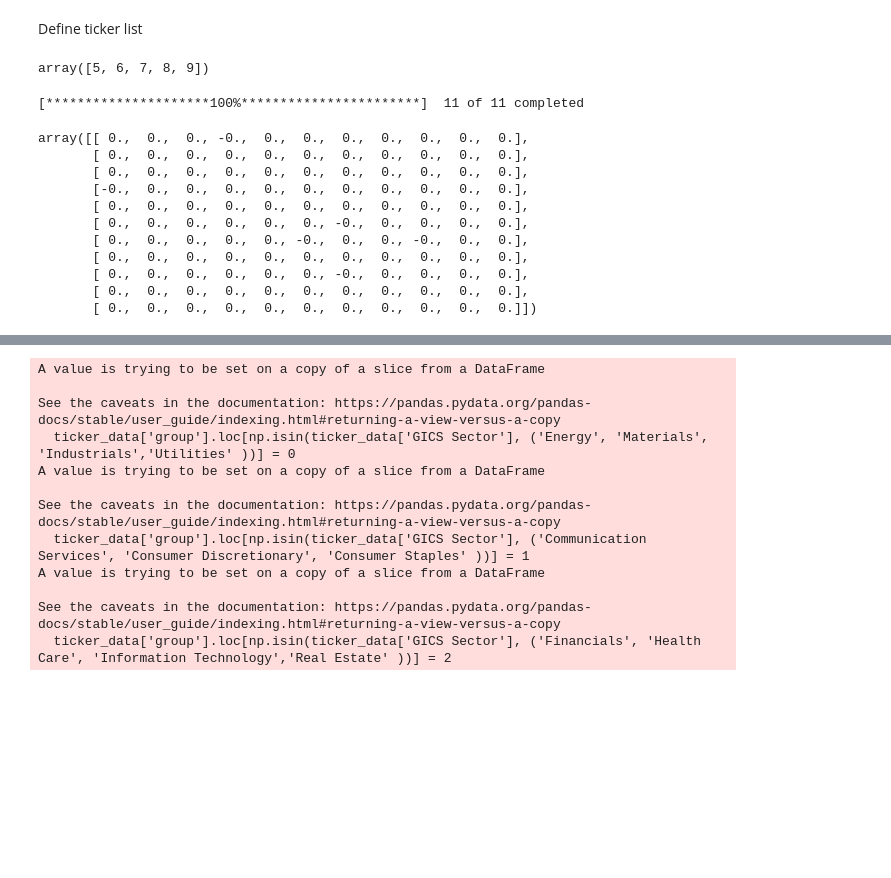
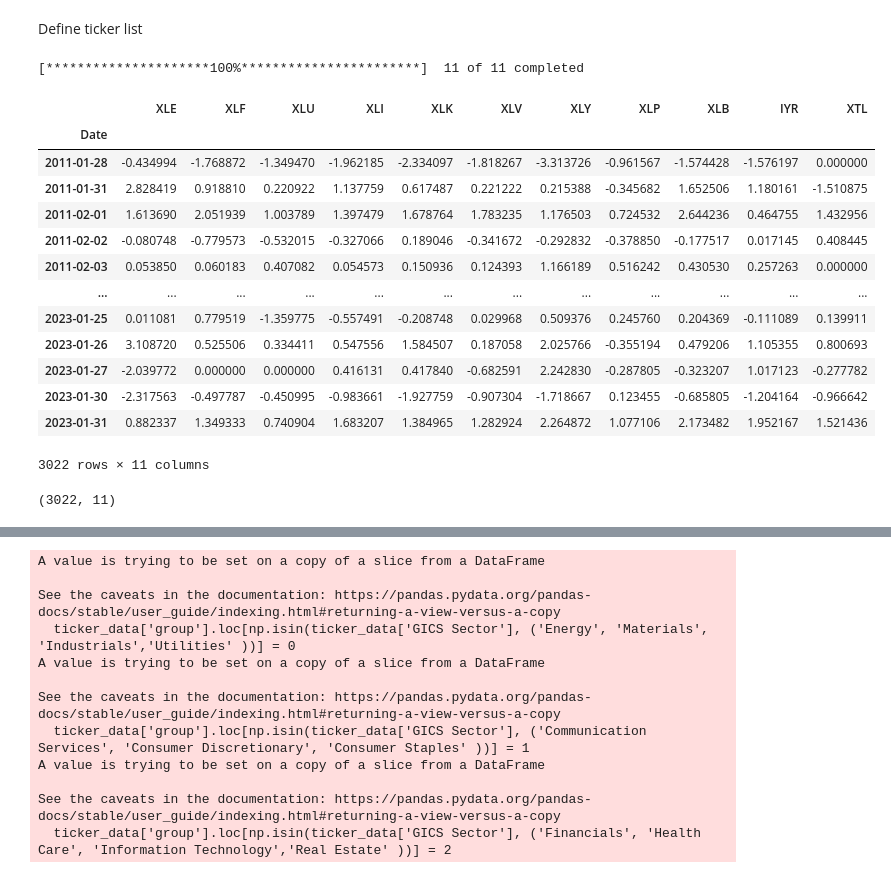
Before and after one commit to ragnarlevi/DyGraph, a Jupyter notebook: CaseStudy/CaseStudy1.ipynb, the cells around one changed output, grey strips where cells are left out. Drawn from its saved outputs; the diff is of its cells as text; code cells hidden in the pictures; blank space fills up the shorter version.

```diff
--- a/CaseStudy/CaseStudy1.ipynb
+++ b/CaseStudy/CaseStudy1.ipynb
@@ -72,16 +74,11 @@ def get_yh_price(ticker_list, start_period = '1052125800', interval = '1wk'):
     return  df_price
 # %% [markdown]
 Define ticker list
-# %%
-l = np.array(range(10))
-l[5:10:1]
-# %% [output]
-array([5, 6, 7, 8, 9])
 # %%
 ticker_list = ['XLE', 'XLF', 'XLU', 'XLI', 'XLK', 'XLV', 'XLY', 'XLP', 'XLB', 'IYR', 'XTL']
 # ticker_list = ['MMM', 'AOS', 'ABT', 'ABBV', 'ACN', 'ADM', 'ADBE', 'ADP', 'AAP', 'AES', 'AFL', 'A', 'AKAM', 'ALK', 'ARE', 'LNT', 'GOOGL', 'AMZN', 'AMCR', 'AMT',
 #                    'AMP', 'AMGN', 'BALL', 'BDX', 'WRB', 'BIO', 'TECH', 'BIIB','BA', 'CB']
-start_date= "2016-01-01"
+start_date= "2010-01-01"
 end_date="2023-02-01"
 
 data = yf.download(ticker_list, start_date , end_date)
@@ -90,5 +87,7 @@ data = yf.download(ticker_list, start_date , end_date)
 log_returns = np.log(1+data['Adj Close'].pct_change()).dropna()
 log_returns_scaled = 100*log_returns.copy()#scaler.fit_transform(log_returns)
 price = data['Adj Close'].iloc[1:]
+
+groups = np.array([0, 2, 0, 0, 2, 2, 1, 1, 0, 2, 1])
 # %% [output]
 [*********************100%***********************]  11 of 11 completed
@@ -94,0 +98,17 @@ price = data['Adj Close'].iloc[1:]
+# %%
+log_returns_scaled[ticker_list].copy()
+# %% [output]
+|  | XLE | XLF | XLU | XLI | XLK | XLV | XLY | XLP | XLB | IYR | XTL |
+| Date |  |  |  |  |  |  |  |  |  |  |  |
+| 2011-01-28 | -0.434994 | -1.768872 | -1.349470 | -1.962185 | -2.334097 | -1.818267 | -3.313726 | -0.961567 | -1.574428 | -1.576197 | 0.000000 |
+| 2011-01-31 | 2.828419 | 0.918810 | 0.220922 | 1.137759 | 0.617487 | 0.221222 | 0.215388 | -0.345682 | 1.652506 | 1.180161 | -1.510875 |
+| 2011-02-01 | 1.613690 | 2.051939 | 1.003789 | 1.397479 | 1.678764 | 1.783235 | 1.176503 | 0.724532 | 2.644236 | 0.464755 | 1.432956 |
+| 2011-02-02 | -0.080748 | -0.779573 | -0.532015 | -0.327066 | 0.189046 | -0.341672 | -0.292832 | -0.378850 | -0.177517 | 0.017145 | 0.408445 |
+| 2011-02-03 | 0.053850 | 0.060183 | 0.407082 | 0.054573 | 0.150936 | 0.124393 | 1.166189 | 0.516242 | 0.430530 | 0.257263 | 0.000000 |
+| ... | ... | ... | ... | ... | ... | ... | ... | ... | ... | ... | ... |
+| 2023-01-25 | 0.011081 | 0.779519 | -1.359775 | -0.557491 | -0.208748 | 0.029968 | 0.509376 | 0.245760 | 0.204369 | -0.111089 | 0.139911 |
+| 2023-01-26 | 3.108720 | 0.525506 | 0.334411 | 0.547556 | 1.584507 | 0.187058 | 2.025766 | -0.355194 | 0.479206 | 1.105355 | 0.800693 |
+| 2023-01-27 | -2.039772 | 0.000000 | 0.000000 | 0.416131 | 0.417840 | -0.682591 | 2.242830 | -0.287805 | -0.323207 | 1.017123 | -0.277782 |
+| 2023-01-30 | -2.317563 | -0.497787 | -0.450995 | -0.983661 | -1.927759 | -0.907304 | -1.718667 | 0.123455 | -0.685805 | -1.204164 | -0.966642 |
+| 2023-01-31 | 0.882337 | 1.349333 | 0.740904 | 1.683207 | 1.384965 | 1.282924 | 2.264872 | 1.077106 | 2.173482 | 1.952167 | 1.521436 |
+3022 rows × 11 columns
@@ -95,18 +125,8 @@ price = data['Adj Close'].iloc[1:]
+# %%
+log_returns_scaled.shape
+# %% [output]
+(3022, 11)
 # %%
 mu = np.mean(log_returns_scaled.iloc[0:100],axis = 0)
 S1 = np.cov(np.array(log_returns_scaled[0:100]-mu).T)
 S2 = np.cov(np.array(log_returns_scaled[0:100]).T)
-# %%
-np.round(S2-S1,2)
-# %% [output]
-array([[ 0.,  0.,  0., -0.,  0.,  0.,  0.,  0.,  0.,  0.,  0.],
-       [ 0.,  0.,  0.,  0.,  0.,  0.,  0.,  0.,  0.,  0.,  0.],
-       [ 0.,  0.,  0.,  0.,  0.,  0.,  0.,  0.,  0.,  0.,  0.],
-       [-0.,  0.,  0.,  0.,  0.,  0.,  0.,  0.,  0.,  0.,  0.],
-       [ 0.,  0.,  0.,  0.,  0.,  0.,  0.,  0.,  0.,  0.,  0.],
-       [ 0.,  0.,  0.,  0.,  0.,  0., -0.,  0.,  0.,  0.,  0.],
-       [ 0.,  0.,  0.,  0.,  0., -0.,  0.,  0., -0.,  0.,  0.],
-       [ 0.,  0.,  0.,  0.,  0.,  0.,  0.,  0.,  0.,  0.,  0.],
-       [ 0.,  0.,  0.,  0.,  0.,  0., -0.,  0.,  0.,  0.,  0.],
-       [ 0.,  0.,  0.,  0.,  0.,  0.,  0.,  0.,  0.,  0.,  0.],
-       [ 0.,  0.,  0.,  0.,  0.,  0.,  0.,  0.,  0.,  0.,  0.]])
```
Also changed, not shown: parts of 6 cells of this notebook, 12 other files.
